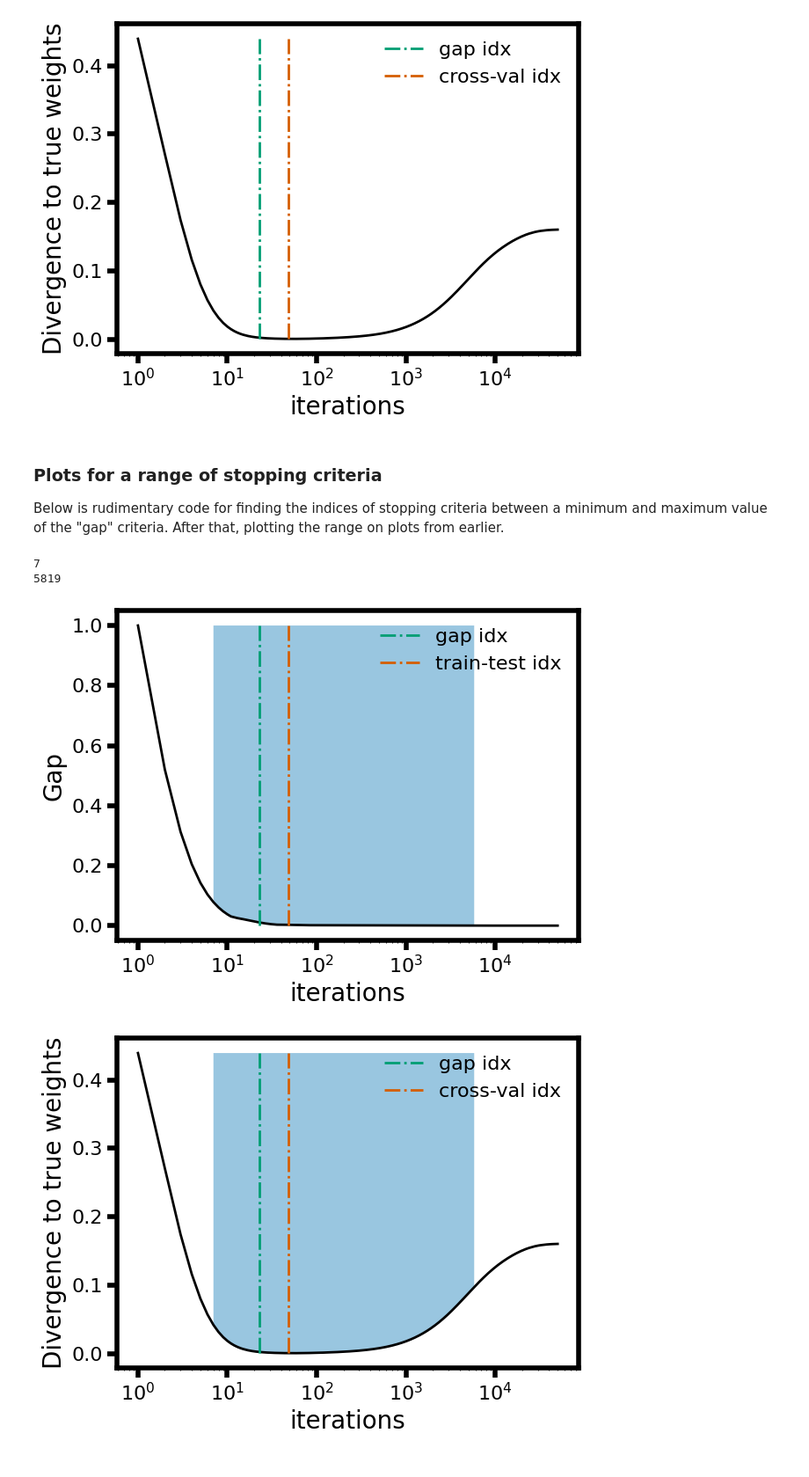
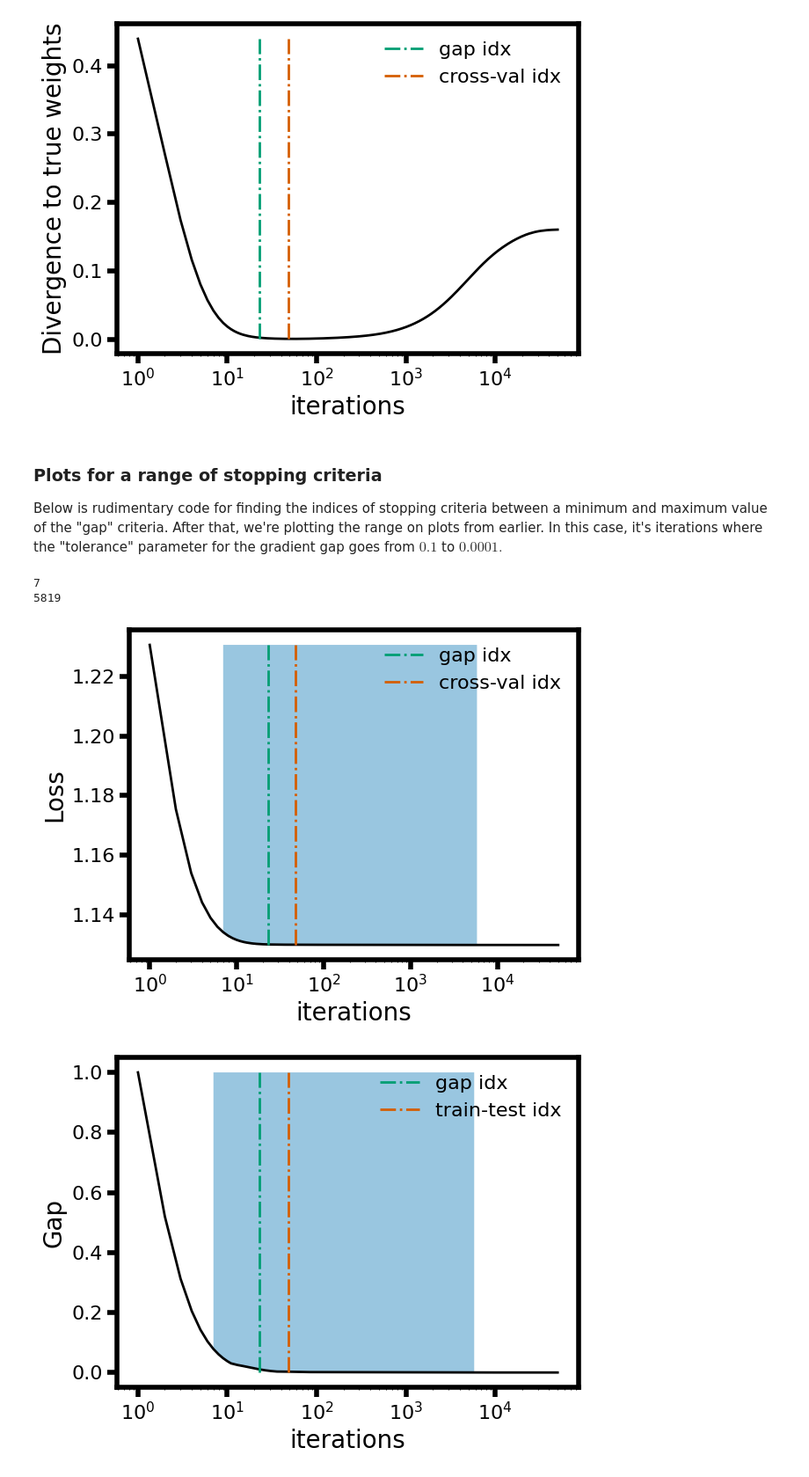
Before and after one commit to aevans1/mult_grad_population_calibration, a Jupyter notebook: notebooks/example_notebook_hsp90.ipynb, the cells around one changed output. Shown at 88% size. Drawn from its saved outputs; the diff is of its cells as text; code cells hidden in the pictures.

Commit message:
adding visuals for range of gap

```diff
--- a/notebooks/example_notebook_hsp90.ipynb
+++ b/notebooks/example_notebook_hsp90.ipynb
@@ -184,7 +184,8 @@ plt.tight_layout()
 ### Plots for a range of stopping criteria
 
 Below is rudimentary code for finding the indices of stopping criteria between a minimum and maximum value of the "gap" criteria.
-After that, plotting the range on plots from earlier.
+After that, we're plotting the range on plots from earlier.
+In this case, it's iterations where the "tolerance" parameter for the gradient gap goes from $0.1$ to $0.0001.$
 # %%
 max_tol = 1e-1
 min_tol = 1e-4
@@ -206,28 +211,39 @@ print(min_gap_idx)
 7
 5819
 # %%
+# Plot losses
+plt.figure()
+plt.semilogx(iterations, losses, c='k')
+plt.vlines(gap_idx, ymin=jnp.min(losses), ymax=jnp.max(losses), colors='C1', linestyles="-.", label="gap idx")
+plt.vlines(train_test_idx, ymin=jnp.min(losses), ymax=jnp.max(losses), colors='C2', linestyles="-.", label="cross-val idx")
+plt.fill_between(iterations, losses, jnp.max(losses), where=(iterations>=max_gap_idx) & (iterations<=min_gap_idx), alpha=0.4)
+plt.xlabel('iterations')
+plt.ylabel('Loss')
+plt.legend(fontsize=16, loc="upper right")
+plt.tight_layout()
+
 # Plot gaps
 plt.figure()
 # Here plotting a semilog plot, and shifting indices so 0 doesn't show up
 plt.semilogx(iterations, gaps, c='k')
 plt.vlines(gap_idx, ymin=jnp.min(gaps), ymax=jnp.max(gaps), colors='C1', linestyles="-.", label="gap idx")
 plt.vlines(train_test_idx, ymin=jnp.min(gaps), ymax=jnp.max(gaps), colors='C2', linestyles="-.", label="train-test idx")
 plt.fill_between(iterations, gaps, jnp.max(gaps), where=(iterations>=max_gap_idx) & (iterations<=min_gap_idx), alpha=0.4)
 plt.xlabel('iterations')
 plt.ylabel('Gap')
 plt.legend(fontsize=16, loc="upper right")
 plt.tight_layout()
 
 # Plot divergences to true weights
 plt.figure()
 plt.semilogx(iterations, divergences, c='k')
 plt.vlines(gap_idx, ymin=jnp.min(divergences), ymax=jnp.max(divergences), colors='C1', linestyles="-.", label="gap idx")
 plt.vlines(train_test_idx, ymin=jnp.min(divergences), ymax=jnp.max(divergences), colors='C2', linestyles="-.", label="cross-val idx")
 plt.fill_between(iterations, divergences, jnp.max(divergences), where=(iterations>=max_gap_idx) & (iterations<=min_gap_idx), alpha=0.4)
 plt.xlabel('iterations')
 plt.ylabel('Divergence to true weights')
 plt.legend(fontsize=16, loc="upper right")
 plt.tight_layout()
 # %% [output]
-[figure, old version]
+[figure, new version]
-[figure, old version]
+[figure, new version]
```
Also changed, not shown: parts of 2 cells of this notebook.
